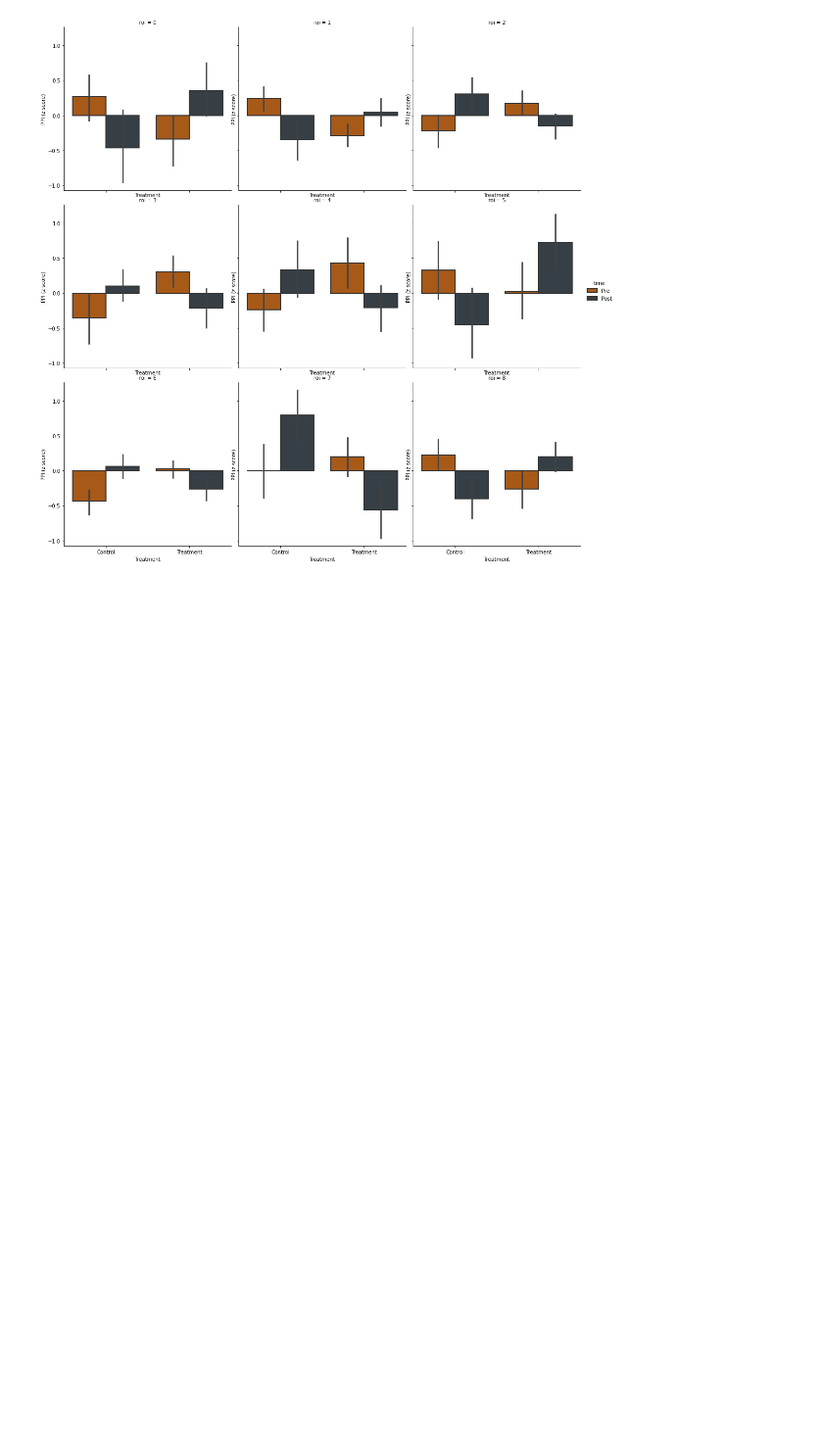
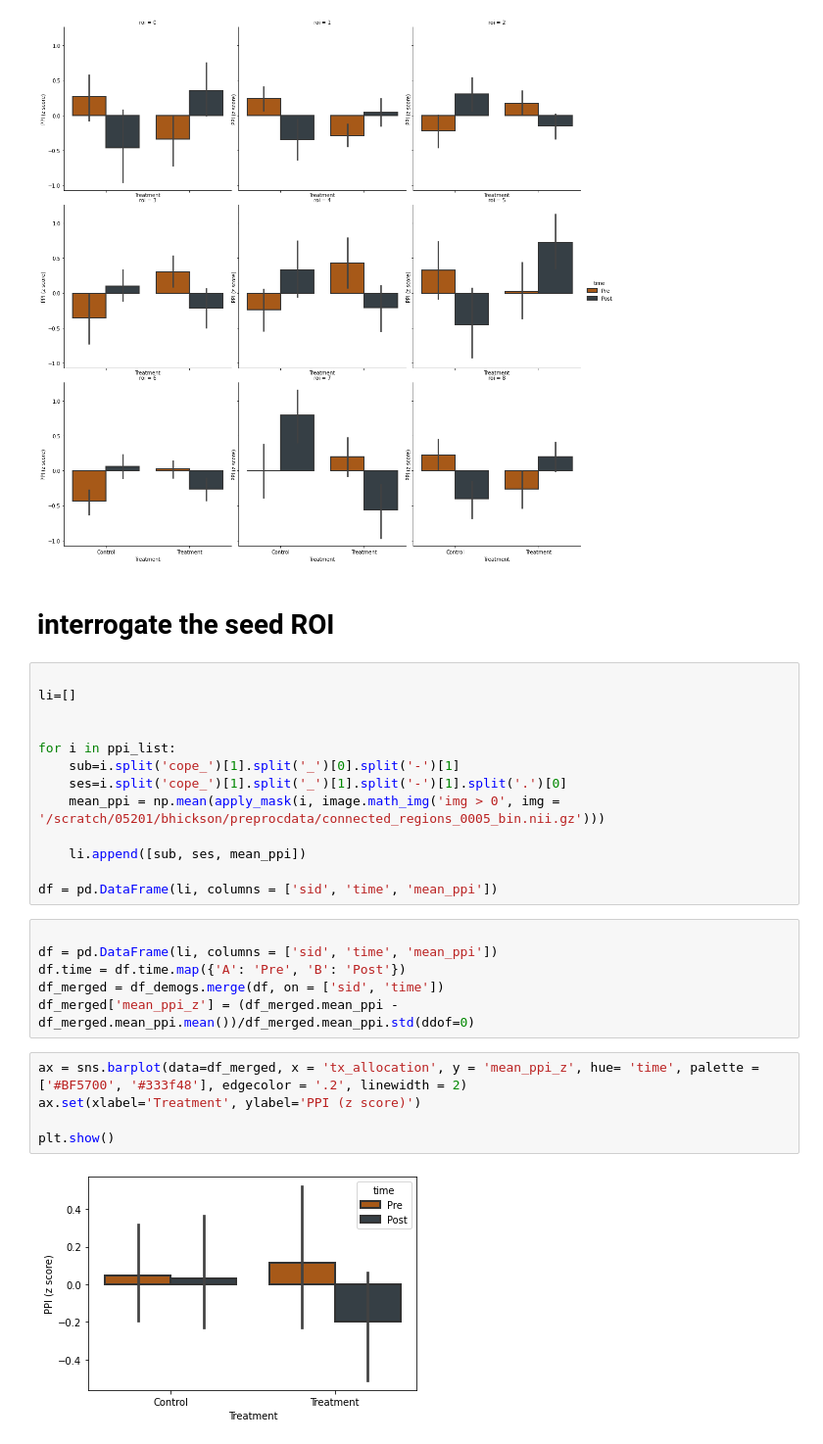
Before and after one commit to tbweng/lllt, a Jupyter notebook: ppi/connected_regions_0005/lme/interrogate.ipynb, the cells around one changed output. Shown at 98% size. Saved outputs shown, nothing was run; the diff lists cells and outputs as text; blank space fills up the shorter version.

```diff
--- a/ppi/connected_regions_0005/lme/interrogate.ipynb
+++ b/ppi/connected_regions_0005/lme/interrogate.ipynb
@@ -136,3 +136,31 @@ ax.set(xlabel='Treatment', ylabel='PPI (z score)')
 plt.show()
 # %% [output]
 [figure]
+# %% [markdown]
+# interrogate the seed ROI
+# %%
+
+li=[]
+
+
+for i in ppi_list:
+    sub=i.split('cope_')[1].split('_')[0].split('-')[1]
+    ses=i.split('cope_')[1].split('_')[1].split('-')[1].split('.')[0]
+    mean_ppi = np.mean(apply_mask(i, image.math_img('img > 0', img = '/scratch/05201/bhickson/preprocdata/connected_regions_0005_bin.nii.gz')))
+
+    li.append([sub, ses, mean_ppi])
+
+df = pd.DataFrame(li, columns = ['sid', 'time', 'mean_ppi'])
+# %%
+
+df = pd.DataFrame(li, columns = ['sid', 'time', 'mean_ppi'])
+df.time = df.time.map({'A': 'Pre', 'B': 'Post'})
+df_merged = df_demogs.merge(df, on = ['sid', 'time'])
+df_merged['mean_ppi_z'] = (df_merged.mean_ppi - df_merged.mean_ppi.mean())/df_merged.mean_ppi.std(ddof=0)
+# %%
+ax = sns.barplot(data=df_merged, x = 'tx_allocation', y = 'mean_ppi_z', hue= 'time', palette = ['#BF5700', '#333f48'], edgecolor = '.2', linewidth = 2)
+ax.set(xlabel='Treatment', ylabel='PPI (z score)')
+
+plt.show()
+# %% [output]
+[figure, added]
```
Also changed, not shown: parts of 15 cells of this notebook.
